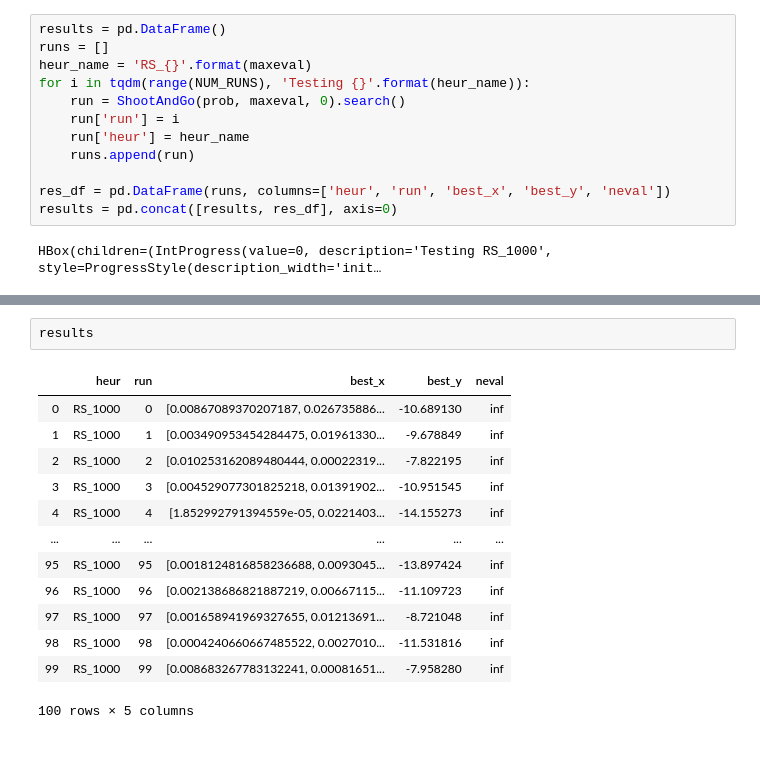
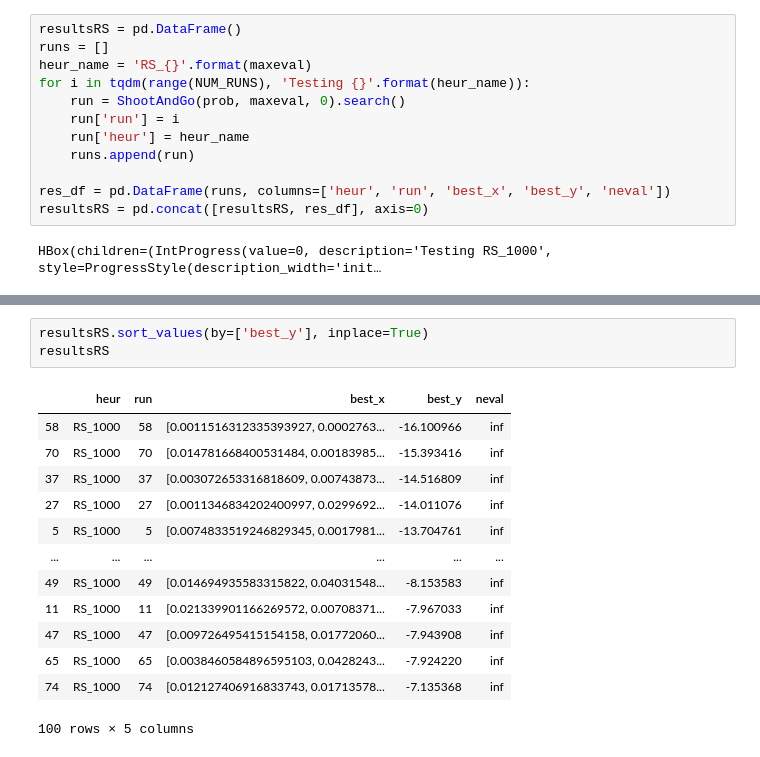
Before and after one commit to matejmojzes/18heur-2020, a Jupyter notebook: classes/Distrib-opt-zap.ipynb, the cells around one changed output, grey strips where cells are left out. Saved outputs shown, nothing was run; the diff lists cells and outputs as text.

```diff
--- a/classes/Distrib-opt-zap.ipynb
+++ b/classes/Distrib-opt-zap.ipynb
@@ -545,5 +562,5 @@ results
 # %%
-results = pd.DataFrame()
+resultsRS = pd.DataFrame()
 runs = []
 heur_name = 'RS_{}'.format(maxeval)
 for i in tqdm(range(NUM_RUNS), 'Testing {}'.format(heur_name)):
@@ -553,7 +570,7 @@ for i in tqdm(range(NUM_RUNS), 'Testing {}'.format(heur_name)):
     runs.append(run)
 
 res_df = pd.DataFrame(runs, columns=['heur', 'run', 'best_x', 'best_y', 'neval'])
-results = pd.concat([results, res_df], axis=0)
+resultsRS = pd.concat([resultsRS, res_df], axis=0)
 # %% [output]
 HBox(children=(IntProgress(value=0, description='Testing RS_1000', style=ProgressStyle(description_width='init…
 # %%
@@ -567,19 +584,20 @@ results_pivot.sort_values(by='rel')
 # %% [output]
 |  | heur | rel |
 | 0 | RS_1000 | 0.0 |
-# %%
-results
-# %% [output]
-|  | heur | run | best_x | best_y | neval |
-| 0 | RS_1000 | 0 | [0.00867089370207187, 0.026735886... | -10.689130 | inf |
-| 1 | RS_1000 | 1 | [0.003490953454284475, 0.01961330... | -9.678849 | inf |
-| 2 | RS_1000 | 2 | [0.010253162089480444, 0.00022319... | -7.822195 | inf |
-| 3 | RS_1000 | 3 | [0.004529077301825218, 0.01391902... | -10.951545 | inf |
-| 4 | RS_1000 | 4 | [1.852992791394559e-05, 0.0221403... | -14.155273 | inf |
-| ... | ... | ... | ... | ... | ... |
-| 95 | RS_1000 | 95 | [0.0018124816858236688, 0.0093045... | -13.897424 | inf |
-| 96 | RS_1000 | 96 | [0.002138686821887219, 0.00667115... | -11.109723 | inf |
-| 97 | RS_1000 | 97 | [0.001658941969327655, 0.01213691... | -8.721048 | inf |
-| 98 | RS_1000 | 98 | [0.0004240660667485522, 0.0027010... | -11.531816 | inf |
-| 99 | RS_1000 | 99 | [0.008683267783132241, 0.00081651... | -7.958280 | inf |
-100 rows × 5 columns
+# %%
+resultsRS.sort_values(by=['best_y'], inplace=True)
+resultsRS
+# %% [output]
+|  | heur | run | best_x | best_y | neval |
+| 58 | RS_1000 | 58 | [0.0011516312335393927, 0.0002763... | -16.100966 | inf |
+| 70 | RS_1000 | 70 | [0.014781668400531484, 0.00183985... | -15.393416 | inf |
+| 37 | RS_1000 | 37 | [0.003072653316818609, 0.00743873... | -14.516809 | inf |
+| 27 | RS_1000 | 27 | [0.0011346834202400997, 0.0299692... | -14.011076 | inf |
+| 5 | RS_1000 | 5 | [0.0074833519246829345, 0.0017981... | -13.704761 | inf |
+| ... | ... | ... | ... | ... | ... |
+| 49 | RS_1000 | 49 | [0.014694935583315822, 0.04031548... | -8.153583 | inf |
+| 11 | RS_1000 | 11 | [0.021339901166269572, 0.00708371... | -7.967033 | inf |
+| 47 | RS_1000 | 47 | [0.009726495415154158, 0.01772060... | -7.943908 | inf |
+| 65 | RS_1000 | 65 | [0.0038460584896595103, 0.0428243... | -7.924220 | inf |
+| 74 | RS_1000 | 74 | [0.012127406916833743, 0.01713578... | -7.135368 | inf |
+100 rows × 5 columns
```
Also changed, not shown: parts of 39 cells of this notebook, 5 other files.
